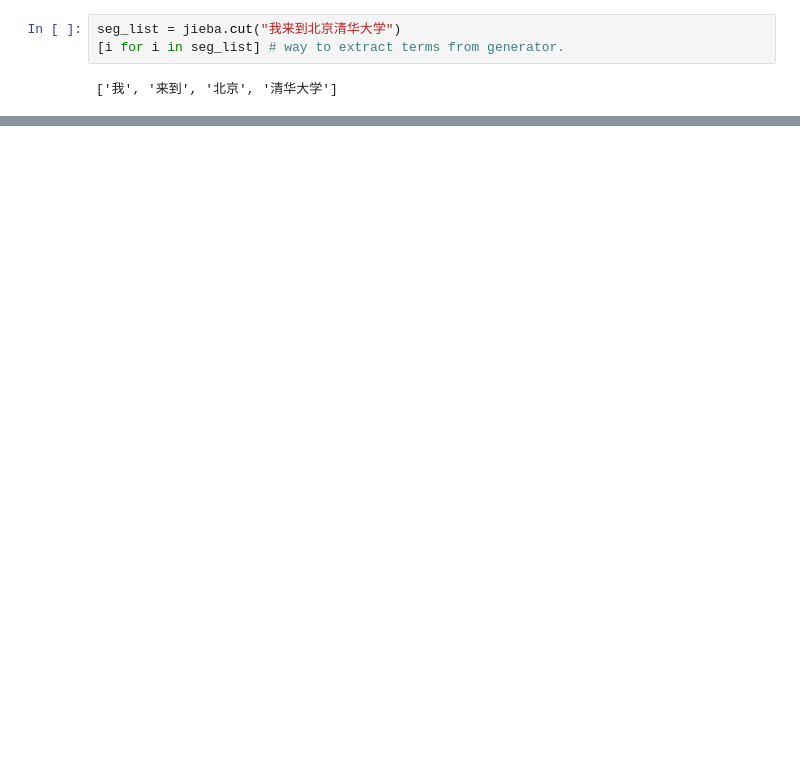
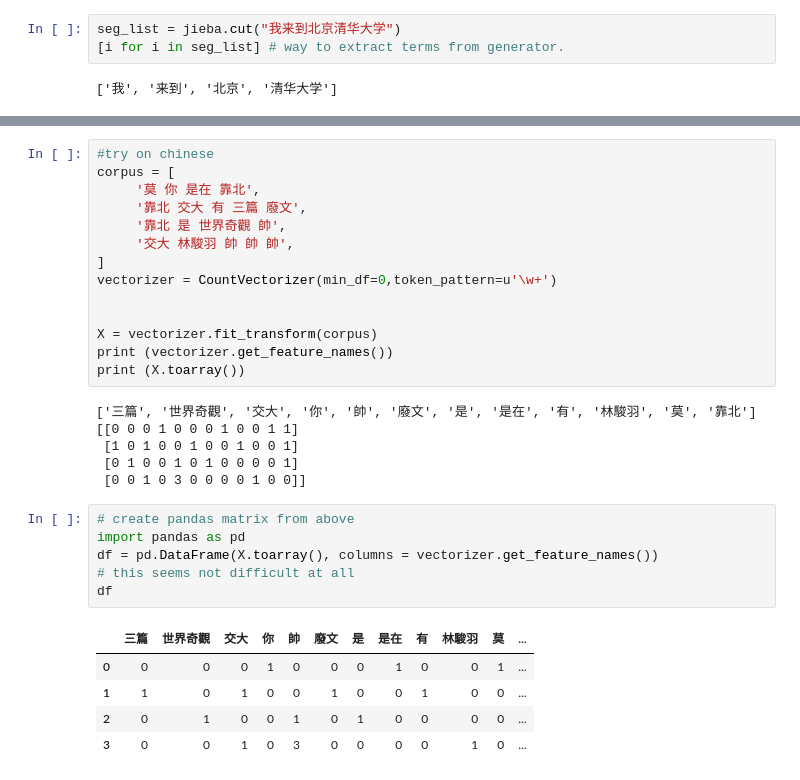
Before and after one commit to penolove/ChJpKoThaiWest, a Jupyter notebook: Connection_Trial.ipynb, the cells around one changed output, grey strips where cells are left out. Saved outputs shown, nothing was run; the diff lists cells and outputs as text; blank space fills up the shorter version.

```diff
--- a/Connection_Trial.ipynb
+++ b/Connection_Trial.ipynb
@@ -98,0 +157,32 @@ seg_list = jieba.cut(remove_punct(dataframe.title[0]))
+# %%
+#try on chinese
+corpus = [
+     '莫 你 是在 靠北',
+     '靠北 交大 有 三篇 廢文',
+     '靠北 是 世界奇觀 帥',
+     '交大 林駿羽 帥 帥 帥',
+]
+vectorizer = CountVectorizer(min_df=0,token_pattern=u'\w+')
+
+
+X = vectorizer.fit_transform(corpus)
+print (vectorizer.get_feature_names())
+print (X.toarray())
+# %% [output]
+['三篇', '世界奇觀', '交大', '你', '帥', '廢文', '是', '是在', '有', '林駿羽', '莫', '靠北']
+[[0 0 0 1 0 0 0 1 0 0 1 1]
+ [1 0 1 0 0 1 0 0 1 0 0 1]
+ [0 1 0 0 1 0 1 0 0 0 0 1]
+ [0 0 1 0 3 0 0 0 0 1 0 0]]
+# %%
+# create pandas matrix from above
+import pandas as pd
+df = pd.DataFrame(X.toarray(), columns = vectorizer.get_feature_names())
+# this seems not difficult at all
+df
+# %% [output]
+|  | 三篇 | 世界奇觀 | 交大 | 你 | 帥 | 廢文 | 是 | 是在 | 有 | 林駿羽 | 莫 | ... |
+| 0 | 0 | 0 | 0 | 1 | 0 | 0 | 0 | 1 | 0 | 0 | 1 | ... |
+| 1 | 1 | 0 | 1 | 0 | 0 | 1 | 0 | 0 | 1 | 0 | 0 | ... |
+| 2 | 0 | 1 | 0 | 0 | 1 | 0 | 1 | 0 | 0 | 0 | 0 | ... |
+| 3 | 0 | 0 | 1 | 0 | 3 | 0 | 0 | 0 | 0 | 1 | 0 | ... |
```
Also changed, not shown: parts of 38 cells of this notebook, 1 other file.
